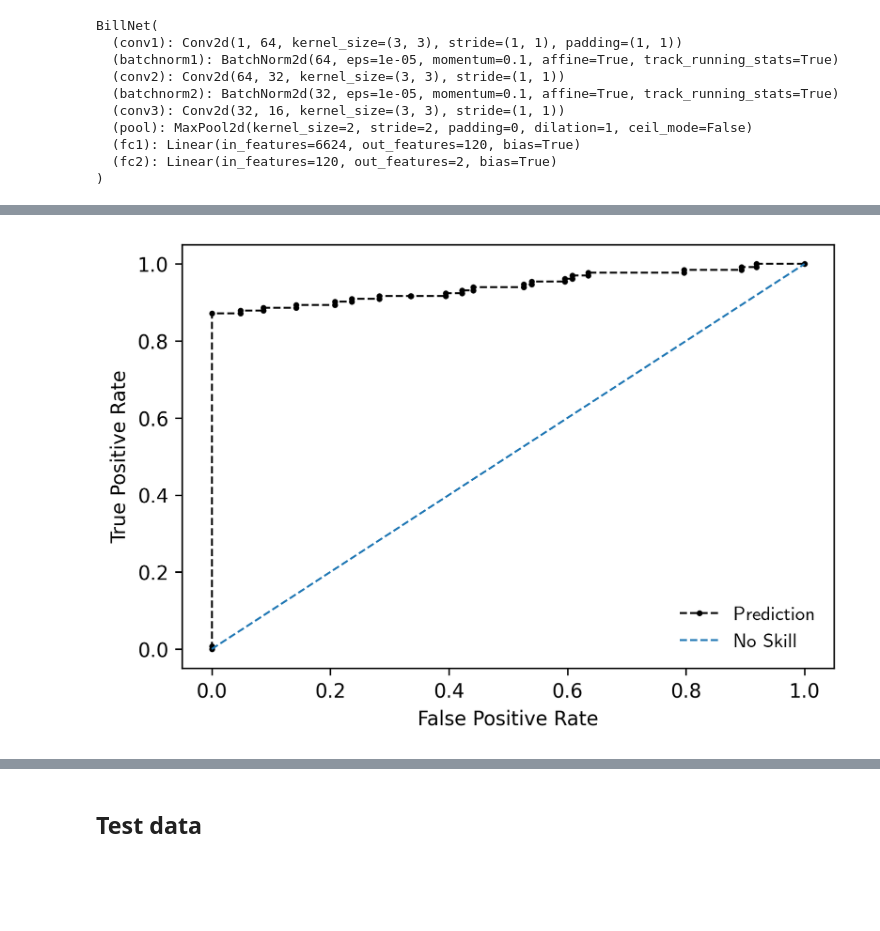
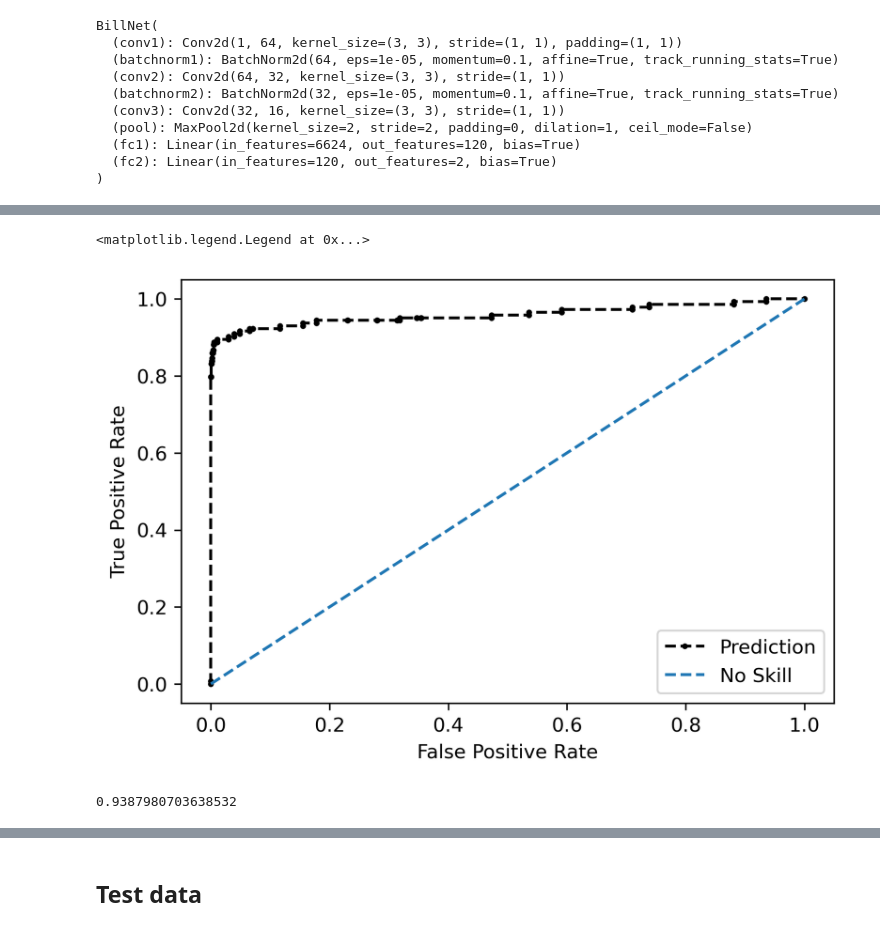
Before and after one commit to A-Lohse/deeplearningproject, a Jupyter notebook: downstream.ipynb, the cells around one changed output, grey strips where cells are left out. Saved outputs shown, nothing was run; the diff lists cells and outputs as text; code cells hidden in the pictures; blank space fills up the shorter version.

```diff
--- a/downstream.ipynb
+++ b/downstream.ipynb
@@ -191,12 +263,13 @@ with plt.style.context('science'):
 # %%
 fig, ax = plt.subplots(dpi = 300)
 ns_probs = [0 for _ in range(len(val_targs))]
 ns_fpr, ns_tpr, _ = roc_curve(val_targs, ns_probs)
-with plt.style.context('science'):
-    ax.plot(lr_fpr, lr_tpr, 'ko--', markersize=2, label='Prediction')
-    ax.plot(ns_fpr, ns_tpr, linestyle='--', label='No Skill')
-    ax.set_xlabel('False Positive Rate')
-    ax.set_ylabel('True Positive Rate')
-    ax.legend()
+#with plt.style.context('science'):
+ax.plot(lr_fpr, lr_tpr, 'ko--', markersize=2, label='Prediction')
+ax.plot(ns_fpr, ns_tpr, linestyle='--', label='No Skill')
+ax.set_xlabel('False Positive Rate')
+ax.set_ylabel('True Positive Rate')
+ax.legend()
 # %% [output]
+<matplotlib.legend.Legend at 0x...>
-[figure, old version]
+[figure, new version]
@@ -203,3 +278,7 @@ with plt.style.context('science'):
+# %%
+roc_auc_score(val_targs, val_preds)
+# %% [output]
+0.9387980703638532
 # %%
 from sklearn.metrics import confusion_matrix
 # Confusion matrix
```
Also changed, not shown: parts of 12 cells of this notebook.
